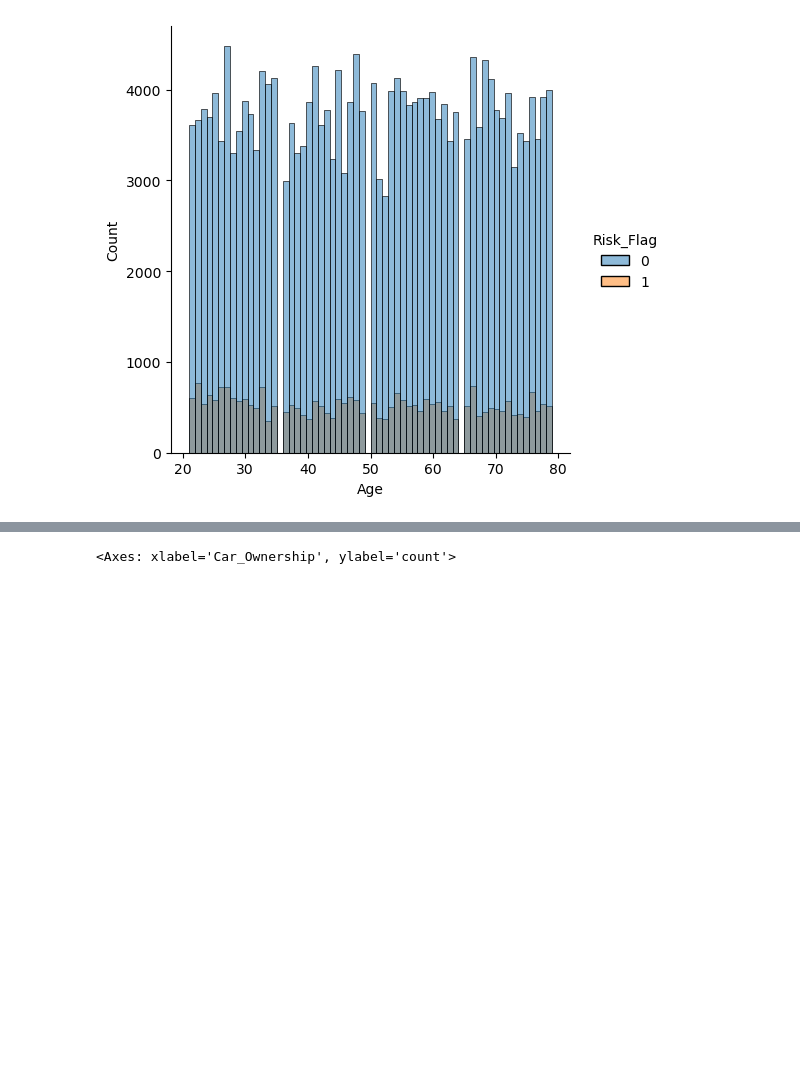
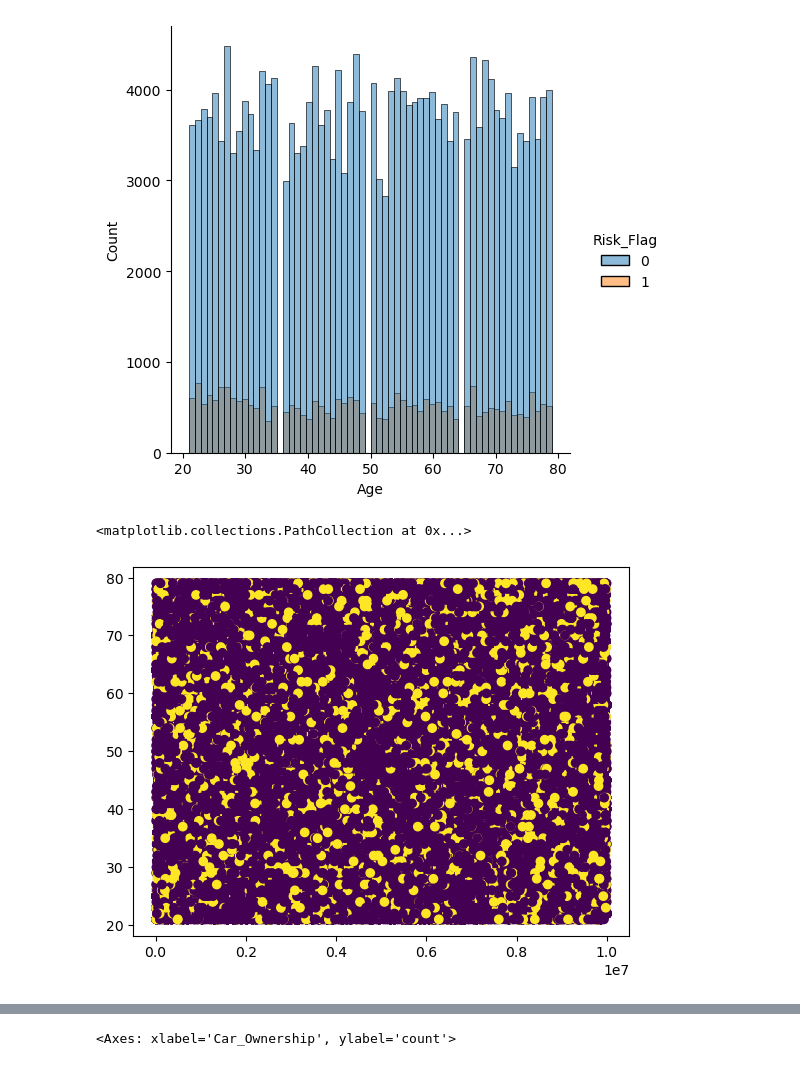
Before and after one commit to Gabinson200/CITI_2023_Summer_Intern, a Jupyter notebook: defult_data_visualization0.1.ipynb, the cells around one changed output, grey strips where cells are left out. Drawn from its saved outputs; the diff is of its cells as text; code cells hidden in the pictures; blank space fills up the shorter version.

```diff
--- a/defult_data_visualization0.1.ipynb
+++ b/defult_data_visualization0.1.ipynb
@@ -56,3 +71,8 @@ sns.displot(data = df, x = df.Age, hue = df.Risk_Flag)
 # %% [output]
 <seaborn.axisgrid.FacetGrid at 0x...>
 [figure]
+# %%
+plt.scatter(df.Income, df.Age, c = df.Risk_Flag)
+# %% [output]
+<matplotlib.collections.PathCollection at 0x...>
+[figure, added]
```
Also changed, not shown: parts of 12 cells of this notebook.
